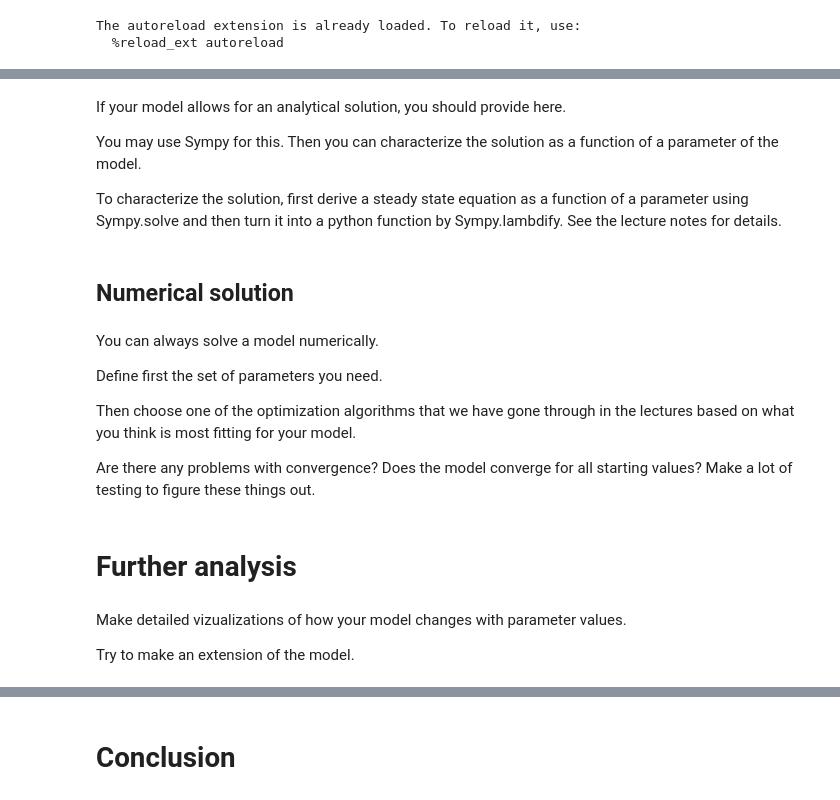
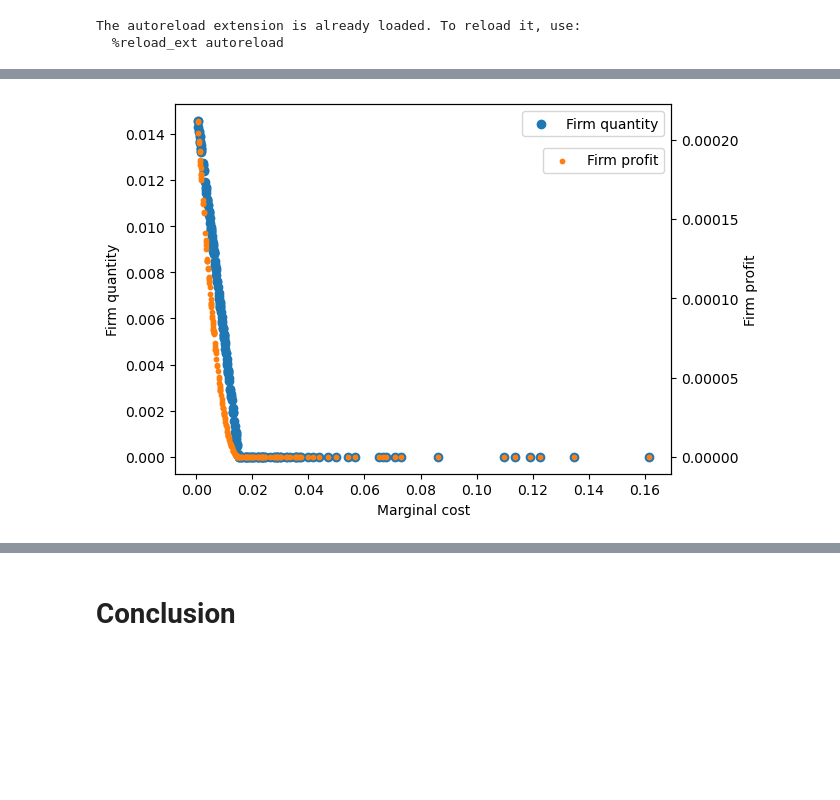
Before and after one commit to NumEconCopenhagen/projects-2023-magnus-kristian, a Jupyter notebook: modelproject/modelproject.ipynb, the cells around one changed output, grey strips where cells are left out. Saved outputs shown, nothing was run; the diff lists cells and outputs as text; code cells hidden in the pictures; blank space fills up the shorter version.

```diff
--- a/modelproject/modelproject.ipynb
+++ b/modelproject/modelproject.ipynb
@@ -55,5 +39,3 @@ import modelproject
 # %% [output]
 The autoreload extension is already loaded. To reload it, use:
   %reload_ext autoreload
-# %%
-sol=modelproject.mynewfun(100)
@@ -318,22 +42,30 @@ Make sure you explain well the purpose of the model and comment so that other st
-# %% [markdown]
-If your model allows for an analytical solution, you should provide here.
-
-You may use Sympy for this. Then you can characterize the solution as a function of a parameter of the model.
-
-To characterize the solution, first derive a steady state equation as a function of a parameter using Sympy.solve and then turn it into a python function by Sympy.lambdify. See the lecture notes for details.
-# %% [markdown]
-## Numerical solution
-# %% [markdown]
-You can always solve a model numerically.
-
-Define first the set of parameters you need.
-
-Then choose one of the optimization algorithms that we have gone through in the lectures based on what you think is most fitting for your model.
-
-Are there any problems with convergence? Does the model converge for all starting values? Make a lot of testing to figure these things out.
-# %% [markdown]
-# Further analysis
-# %% [markdown]
-Make detailed vizualizations of how your model changes with parameter values.
-
-Try to make an extension of the model.
+# %%
+modelproject.solve_model(150, display=False)
+# Define the x, y1, and y2 data
+x = sol.c_vec_init
+y1 = sol.x0
+y2 = sol.profit
+
+# Create a figure and axis object
+fig, ax1 = plt.subplots()
+
+# Plot x0 on the first y-axis
+ax1.set_xlabel('Marginal cost')
+ax1.set_ylabel('Firm quantity')
+ax1.scatter(x, y1, color='tab:blue', label='Firm quantity')
+
+# Create a second y-axis object
+ax2 = ax1.twinx()
+
+# Plot profit on the second y-axis
+ax2.set_ylabel('Firm profit')
+ax2.scatter(x, y2, color='tab:orange', label='Firm profit', s=10)
+
+# Add a legend in the upper right corner
+ax2.legend(loc='upper right', bbox_to_anchor=(1, 0.9))
+ax1.legend(loc='upper right', bbox_to_anchor=(1, 1))
+
+# Show the plot
+plt.show()
+# %% [output]
+[figure, added]
```
Also changed, not shown: parts of 22 cells of this notebook, 1 other file.
